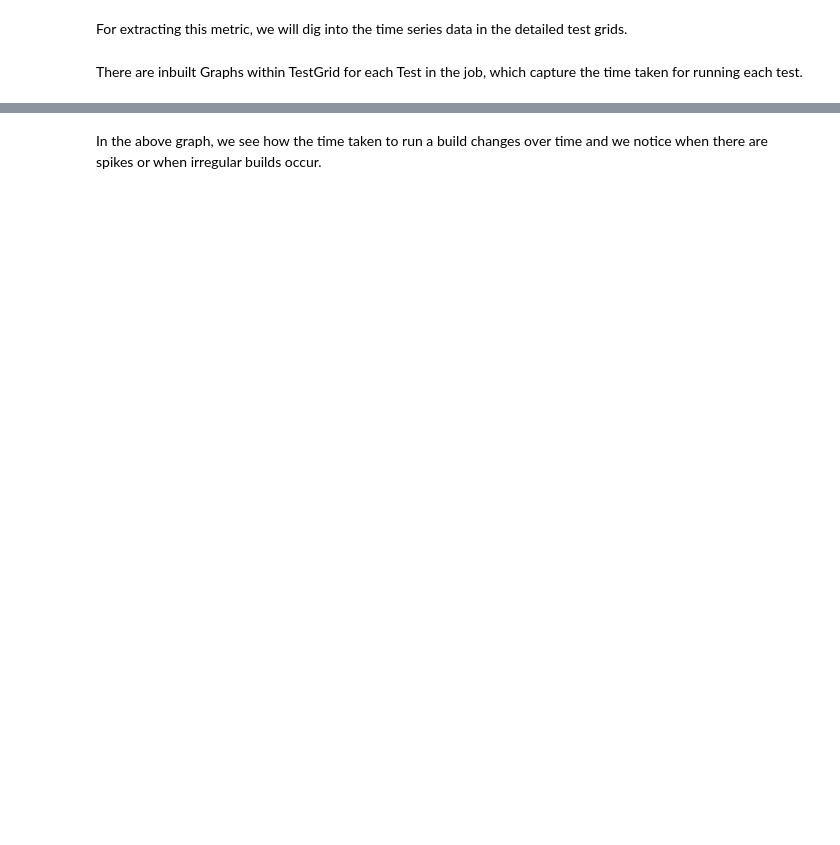
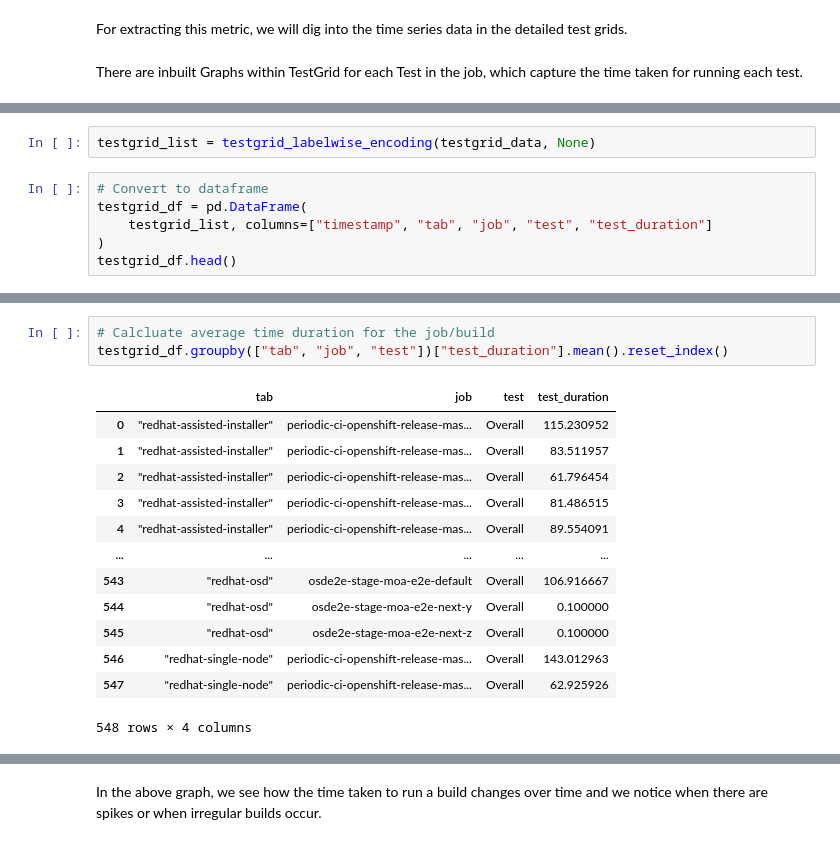
Before and after one commit to aicoe-aiops/ocp-ci-analysis, a Jupyter notebook: notebooks/data-sources/TestGrid/metrics/time_to_test.ipynb, the cells around one changed output, grey strips where cells are left out. Saved outputs shown, nothing was run; the diff lists cells and outputs as text; blank space fills up the shorter version.

```diff
--- a/notebooks/data-sources/TestGrid/metrics/time_to_test.ipynb
+++ b/notebooks/data-sources/TestGrid/metrics/time_to_test.ipynb
@@ -78,0 +36,8 @@ time_taken_df = pd.DataFrame({"timestamp": timestamps, "time_duration": overall_
+# %%
+testgrid_list = testgrid_labelwise_encoding(testgrid_data, None)
+# %%
+# Convert to dataframe
+testgrid_df = pd.DataFrame(
+    testgrid_list, columns=["timestamp", "tab", "job", "test", "test_duration"]
+)
+testgrid_df.head()
@@ -78,0 +65,17 @@ time_taken_df = pd.DataFrame({"timestamp": timestamps, "time_duration": overall_
+# %%
+# Calcluate average time duration for the job/build
+testgrid_df.groupby(["tab", "job", "test"])["test_duration"].mean().reset_index()
+# %% [output]
+|  | tab | job | test | test_duration |
+| 0 | "redhat-assisted-installer" | periodic-ci-openshift-release-mas... | Overall | 115.230952 |
+| 1 | "redhat-assisted-installer" | periodic-ci-openshift-release-mas... | Overall | 83.511957 |
+| 2 | "redhat-assisted-installer" | periodic-ci-openshift-release-mas... | Overall | 61.796454 |
+| 3 | "redhat-assisted-installer" | periodic-ci-openshift-release-mas... | Overall | 81.486515 |
+| 4 | "redhat-assisted-installer" | periodic-ci-openshift-release-mas... | Overall | 89.554091 |
+| ... | ... | ... | ... | ... |
+| 543 | "redhat-osd" | osde2e-stage-moa-e2e-default | Overall | 106.916667 |
+| 544 | "redhat-osd" | osde2e-stage-moa-e2e-next-y | Overall | 0.100000 |
+| 545 | "redhat-osd" | osde2e-stage-moa-e2e-next-z | Overall | 0.100000 |
+| 546 | "redhat-single-node" | periodic-ci-openshift-release-mas... | Overall | 143.012963 |
+| 547 | "redhat-single-node" | periodic-ci-openshift-release-mas... | Overall | 62.925926 |
+548 rows × 4 columns
```
Also changed, not shown: parts of 28 cells of this notebook.
